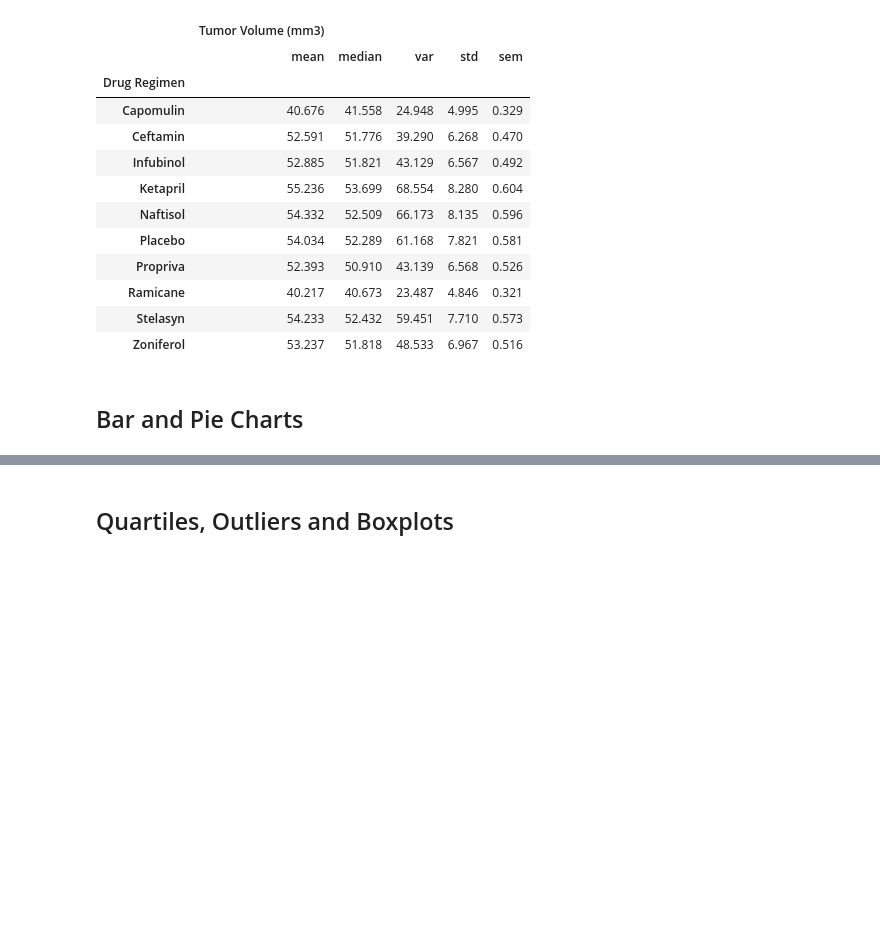
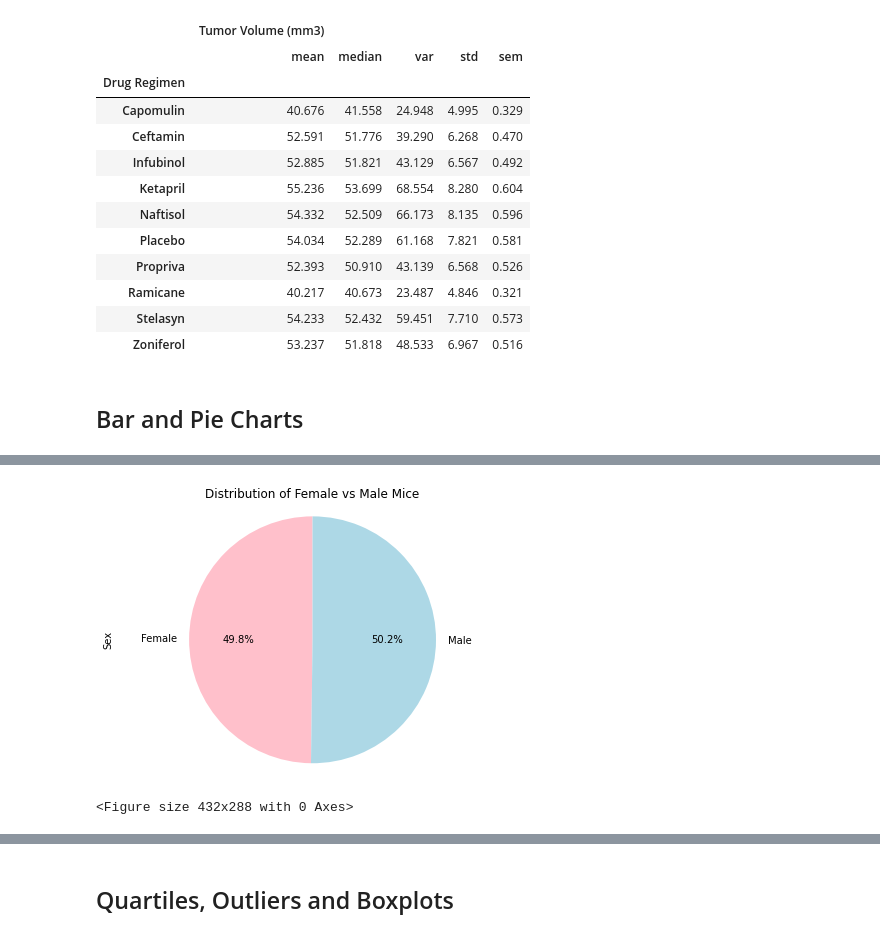
Before and after one commit to normanchan19/matplotlib-challenge, a Jupyter notebook: Pymaceuticals/pymaceuticals_starter.ipynb, the cells around one changed output, grey strips where cells are left out. Drawn from its saved outputs; the diff is of its cells as text; code cells hidden in the pictures; blank space fills up the shorter version.

```diff
--- a/Pymaceuticals/pymaceuticals_starter.ipynb
+++ b/Pymaceuticals/pymaceuticals_starter.ipynb
@@ -145,0 +190,20 @@ round(grouped_regimen_df.agg({'Tumor Volume (mm3)': ['mean', 'median', 'var', 's
+# %%
+# Generate a pie plot showing the distribution of female versus male mice using pandas
+
+# Calculate number of mice of each gender
+grouped_gender_metadata_df = mouse_metadata.groupby(['Sex'])
+count_gender = grouped_gender_metadata_df['Sex'].count()
+
+# Create pie chart using pandas
+count_gender_chart = count_gender.plot(kind='pie', startangle=90, figsize=(7,5), autopct='%1.1f%%', colors=['pink', 'lightblue'])
+
+# Set the title
+count_gender_chart.set_title("Distribution of Female vs Male Mice")
+
+# Show chart and give it tight layout
+plt.axis('equal')
+plt.show()
+plt.tight_layout()
+# %% [output]
+[figure, added]
+<Figure size 432x288 with 0 Axes>
```
Also changed, not shown: parts of 8 cells of this notebook.
